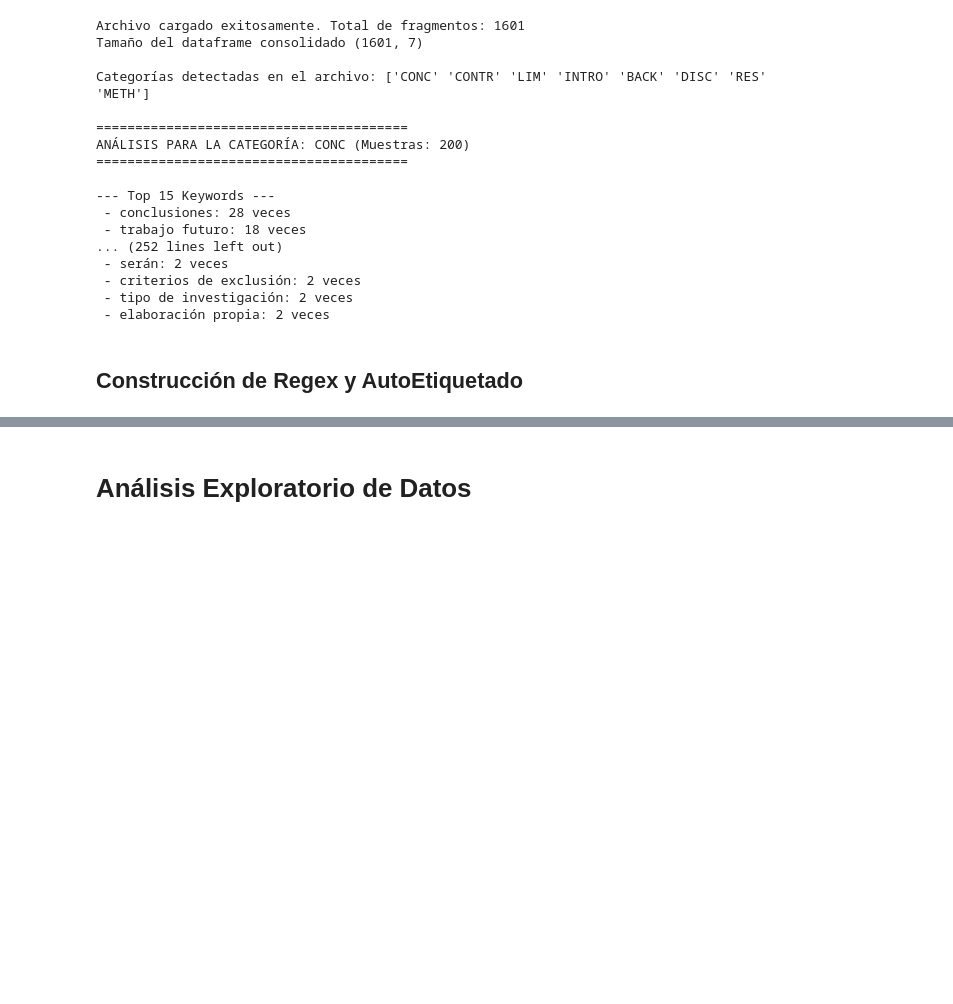
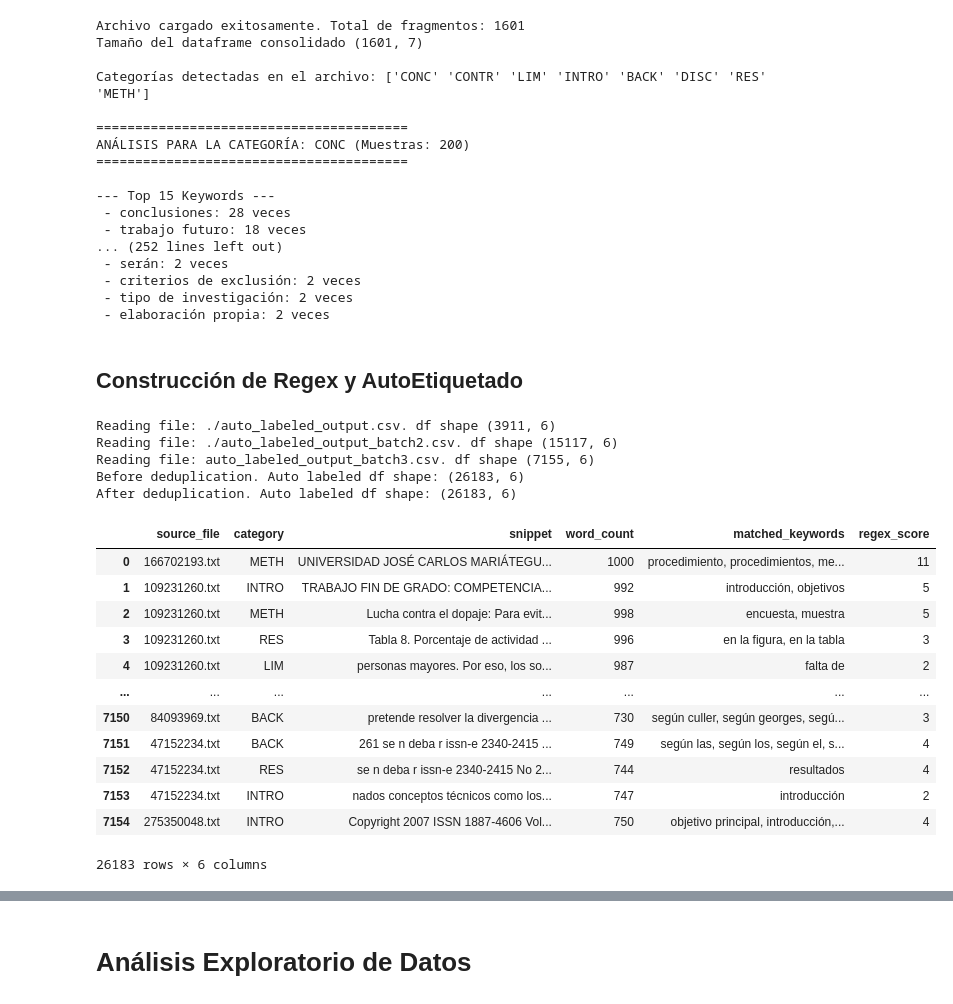
Before and after one commit to camm93/proyecto_grado_maia, a Jupyter notebook: notebooks/base_entrega1.ipynb, the cells around one changed output, grey strips where cells are left out. Saved outputs shown, nothing was run; the diff lists cells and outputs as text; code cells hidden in the pictures; blank space fills up the shorter version.

```diff
--- a/notebooks/base_entrega1.ipynb
+++ b/notebooks/base_entrega1.ipynb
@@ -123,6 +127,39 @@ ANÁLISIS PARA LA CATEGORÍA: CONC (Muestras: 200)
  - elaboración propia: 2 veces
 # %% [markdown]
 ## Construcción de Regex y AutoEtiquetado
+# %%
+# Concatenate Autolabeled Dfs
+
+previous_auto_labeled_df = pd.DataFrame()
+for file in previous_labeled_csvs:
+    df = pd.read_csv(file)
+    print(f"Reading file: {file}. df shape {df.shape}")
+    previous_auto_labeled_df = pd.concat([previous_auto_labeled_df, df])
+
+print(f"Before deduplication. Auto labeled df shape: {previous_auto_labeled_df.shape} ")
+previous_auto_labeled_df.drop_duplicates(inplace=True)
+print(f"After deduplication. Auto labeled df shape: {previous_auto_labeled_df.shape} ")
+
+previous_auto_labeled_df
+# %% [output]
+Reading file: ./auto_labeled_output.csv. df shape (3911, 6)
+Reading file: ./auto_labeled_output_batch2.csv. df shape (15117, 6)
+Reading file: auto_labeled_output_batch3.csv. df shape (7155, 6)
+Before deduplication. Auto labeled df shape: (26183, 6)
+After deduplication. Auto labeled df shape: (26183, 6)
+|  | source_file | category | snippet | word_count | matched_keywords | regex_score |
+| 0 | 166702193.txt | METH | UNIVERSIDAD JOSÉ CARLOS MARIÁTEGU... | 1000 | procedimiento, procedimientos, me... | 11 |
+| 1 | 109231260.txt | INTRO | TRABAJO FIN DE GRADO: COMPETENCIA... | 992 | introducción, objetivos | 5 |
+| 2 | 109231260.txt | METH | Lucha contra el dopaje: Para evit... | 998 | encuesta, muestra | 5 |
+| 3 | 109231260.txt | RES | Tabla 8. Porcentaje de actividad ... | 996 | en la figura, en la tabla | 3 |
+| 4 | 109231260.txt | LIM | personas mayores. Por eso, los so... | 987 | falta de | 2 |
+| ... | ... | ... | ... | ... | ... | ... |
+| 7150 | 84093969.txt | BACK | pretende resolver la divergencia ... | 730 | según culler, según georges, segú... | 3 |
+| 7151 | 47152234.txt | BACK | 261 se n deba r issn-e 2340-2415 ... | 749 | según las, según los, según el, s... | 4 |
+| 7152 | 47152234.txt | RES | se n deba r issn-e 2340-2415 No 2... | 744 | resultados | 4 |
+| 7153 | 47152234.txt | INTRO | nados conceptos técnicos como los... | 747 | introducción | 2 |
+| 7154 | 275350048.txt | INTRO | Copyright 2007 ISSN 1887-4606 Vol... | 750 | objetivo principal, introducción,... | 4 |
+26183 rows × 6 columns
 # %%
 # ==========================================
 # 1. CONFIGURACIÓN Y REGLAS DE AISLAMIENTO
```
Also changed, not shown: parts of 9 cells of this notebook, 2 other files.
